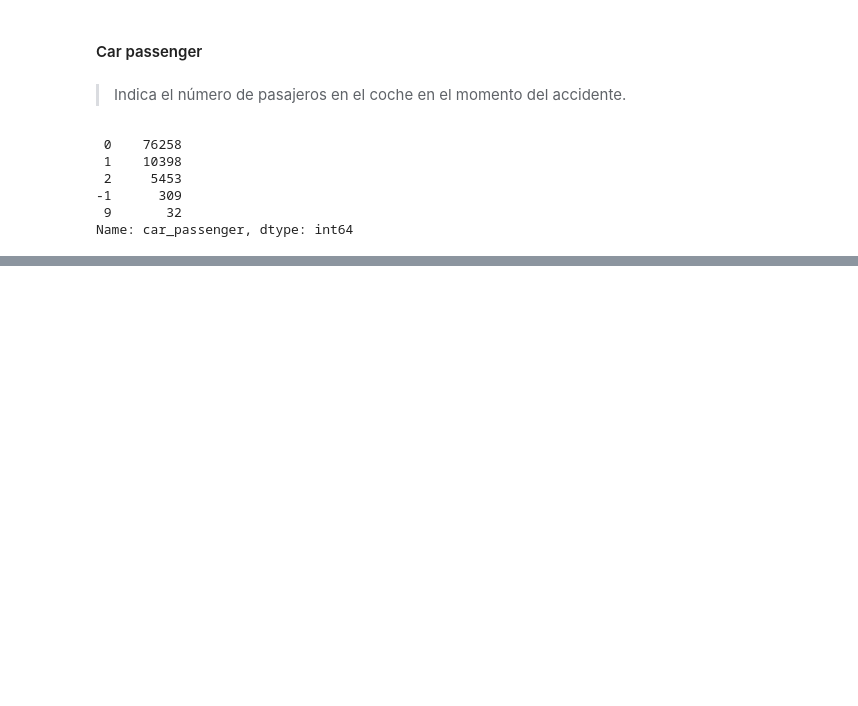
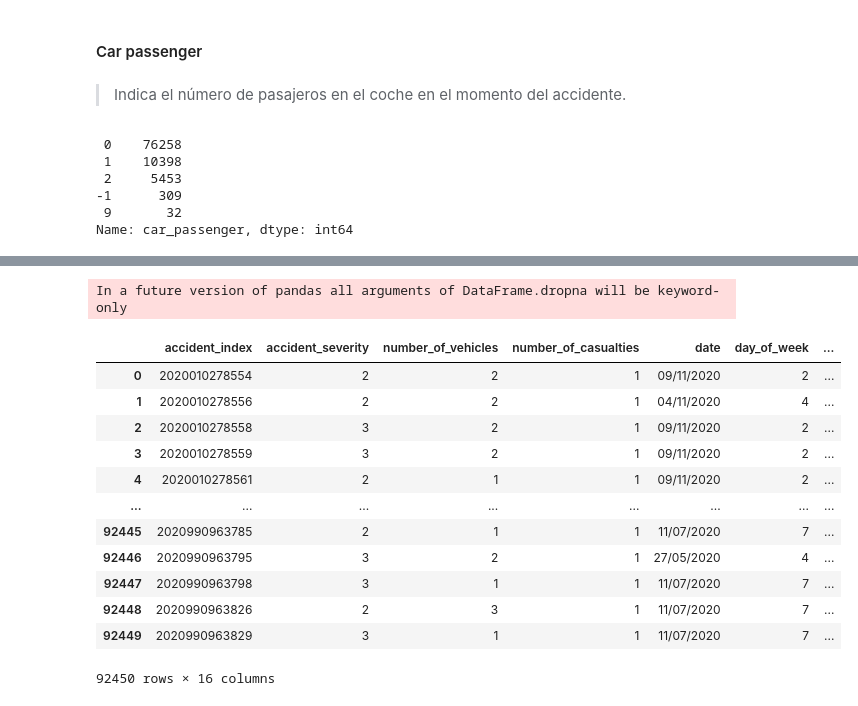
Before and after one commit to pablopascu99/practica2IA, a Jupyter notebook: Traffic_Accidents_Prediction.ipynb, the cells around one changed output, grey strips where cells are left out. Drawn from its saved outputs; the diff is of its cells as text; code cells hidden in the pictures; blank space fills up the shorter version.

```diff
--- a/Traffic_Accidents_Prediction.ipynb
+++ b/Traffic_Accidents_Prediction.ipynb
@@ -502,0 +525,17 @@ Name: car_passenger, dtype: int64
+# %%
+df_traffic_accidents.dropna(['car_passenger','did_police_officer_attend_scene_of_accident','sex_of_casualty','age_of_vehicle','age_of_driver','generic_make_model'] == -1)
+# %% [output]
+In a future version of pandas all arguments of DataFrame.dropna will be keyword-only
+|  | accident_index | accident_severity | number_of_vehicles | number_of_casualties | date | day_of_week | ... |
+| 0 | 2020010278554 | 2 | 2 | 1 | 09/11/2020 | 2 | ... |
+| 1 | 2020010278556 | 2 | 2 | 1 | 04/11/2020 | 4 | ... |
+| 2 | 2020010278558 | 3 | 2 | 1 | 09/11/2020 | 2 | ... |
+| 3 | 2020010278559 | 3 | 2 | 1 | 09/11/2020 | 2 | ... |
+| 4 | 2020010278561 | 2 | 1 | 1 | 09/11/2020 | 2 | ... |
+| ... | ... | ... | ... | ... | ... | ... | ... |
+| 92445 | 2020990963785 | 2 | 1 | 1 | 11/07/2020 | 7 | ... |
+| 92446 | 2020990963795 | 3 | 2 | 1 | 27/05/2020 | 4 | ... |
+| 92447 | 2020990963798 | 3 | 1 | 1 | 11/07/2020 | 7 | ... |
+| 92448 | 2020990963826 | 2 | 3 | 1 | 11/07/2020 | 7 | ... |
+| 92449 | 2020990963829 | 3 | 1 | 1 | 11/07/2020 | 7 | ... |
+92450 rows × 16 columns
```
Also changed, not shown: parts of 19 cells of this notebook.
